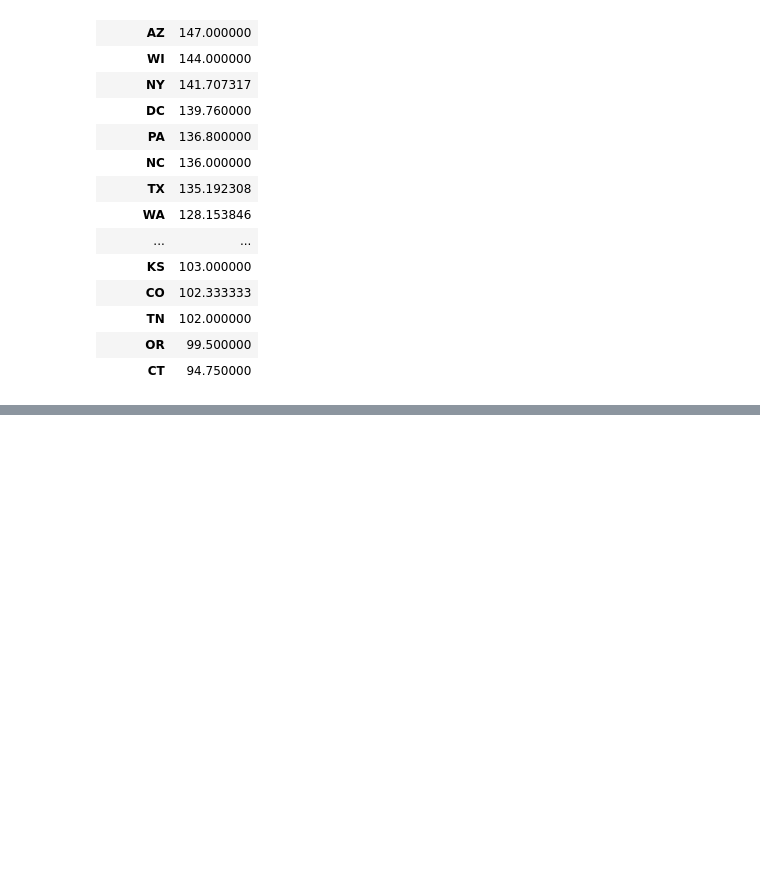
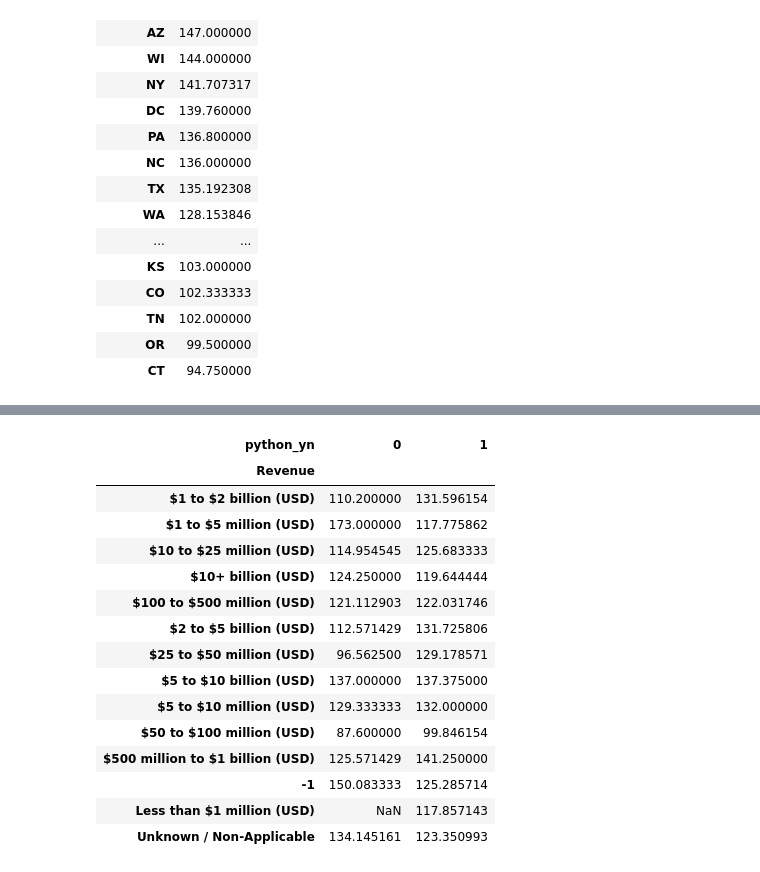
Before and after one commit to adityapoojary/ds_salary_proj, a Jupyter notebook: salary.ipynb, the cells around one changed output, grey strips where cells are left out. Cells and saved outputs as stored; diff of their text form; code cells hidden in the pictures; blank space fills up the shorter version.

```diff
--- a/salary.ipynb
+++ b/salary.ipynb
@@ -372,0 +383,3 @@ pd.pivot_table(df[df.job_simp=='data scientist'],index='job_state',values = 'avg
+# %%
+df_pivots = df[['Rating','Industry','Sector','Revenue','num_comp','python_yn', 'R_yn', 'SparkR_yn', 'aws_yn',
+       'Excel_yn','Type of ownership','avg_salary']]
@@ -372,0 +409,19 @@ pd.pivot_table(df[df.job_simp=='data scientist'],index='job_state',values = 'avg
+# %%
+pd.pivot_table(df_pivots,index = 'Revenue',columns = 'python_yn',values = 'avg_salary')
+# %% [output]
+| python_yn | 0 | 1 |
+| Revenue |  |  |
+| $1 to $2 billion (USD) | 110.200000 | 131.596154 |
+| $1 to $5 million (USD) | 173.000000 | 117.775862 |
+| $10 to $25 million (USD) | 114.954545 | 125.683333 |
+| $10+ billion (USD) | 124.250000 | 119.644444 |
+| $100 to $500 million (USD) | 121.112903 | 122.031746 |
+| $2 to $5 billion (USD) | 112.571429 | 131.725806 |
+| $25 to $50 million (USD) | 96.562500 | 129.178571 |
+| $5 to $10 billion (USD) | 137.000000 | 137.375000 |
+| $5 to $10 million (USD) | 129.333333 | 132.000000 |
+| $50 to $100 million (USD) | 87.600000 | 99.846154 |
+| $500 million to $1 billion (USD) | 125.571429 | 141.250000 |
+| -1 | 150.083333 | 125.285714 |
+| Less than $1 million (USD) | NaN | 117.857143 |
+| Unknown / Non-Applicable | 134.145161 | 123.350993 |
```
Also changed, not shown: parts of 11 cells of this notebook.
